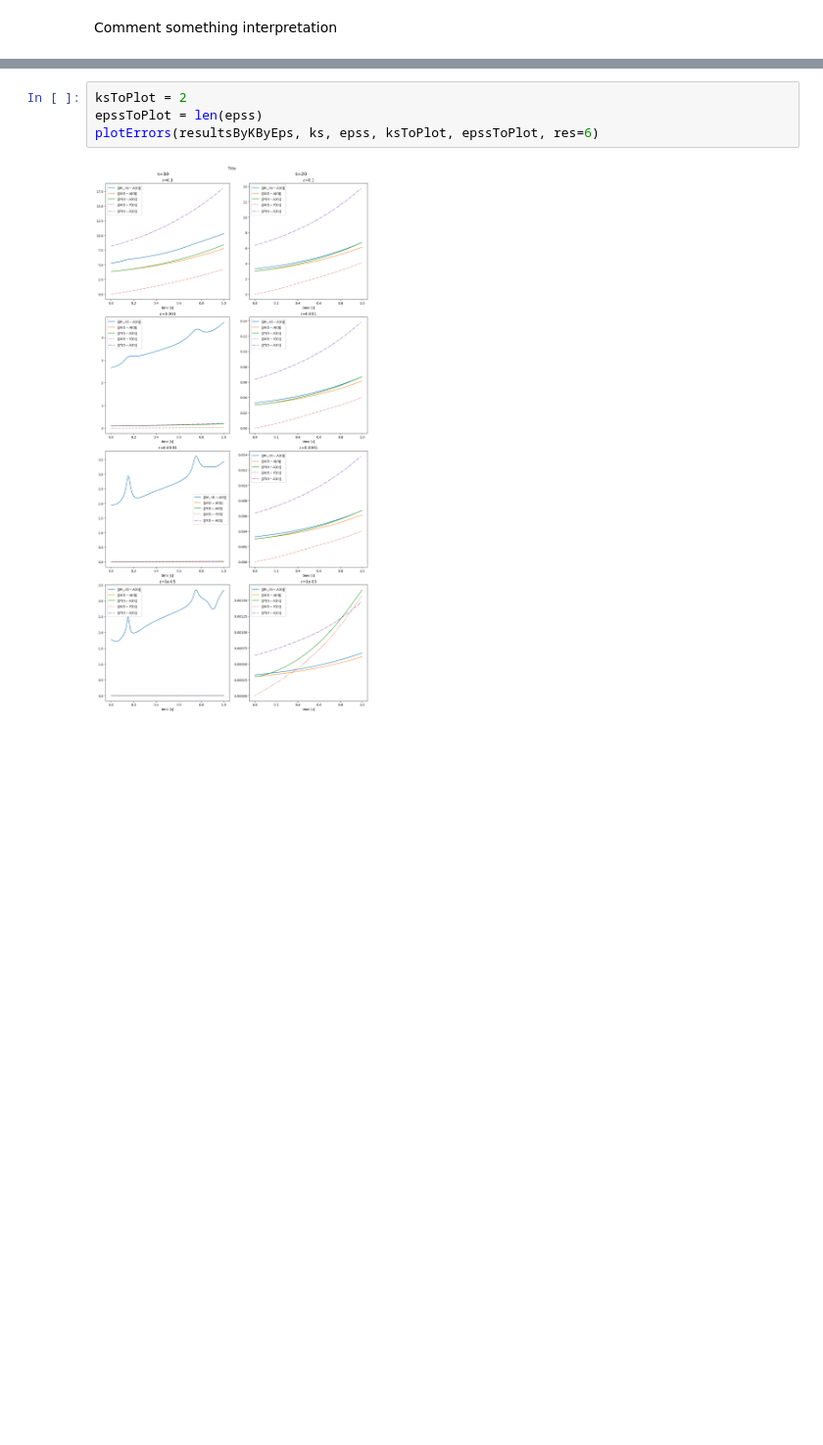
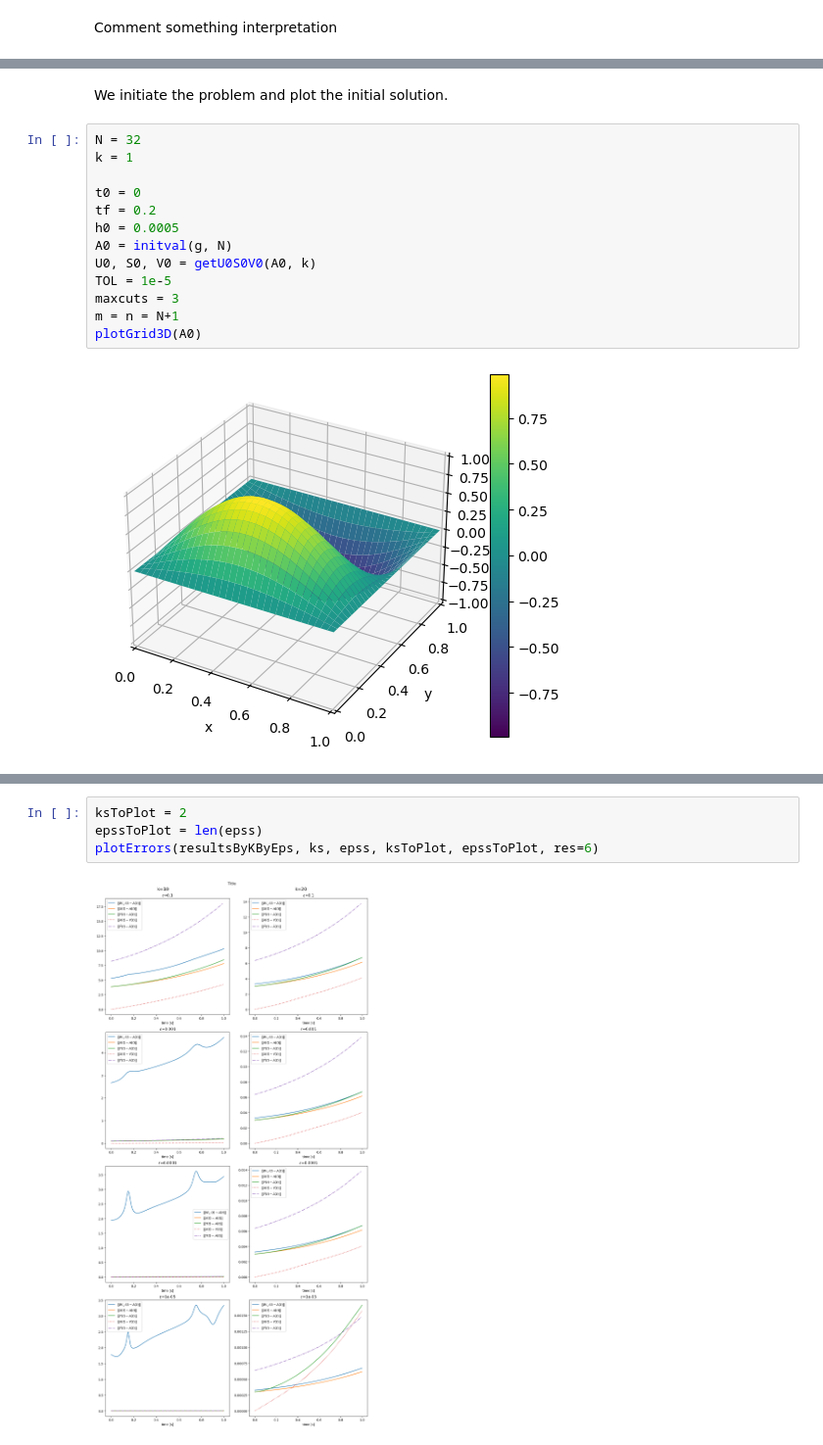
Before and after one commit to KristianHolme/NumLinAlg-project-2, a Jupyter notebook: Project2.ipynb, the cells around one changed output, grey strips where cells are left out. Shown at 98% size. Cells and saved outputs as stored; diff of their text form; blank space fills up the shorter version.

Commit message:
fixed heat equation problem and worked on plotting and exercises

```diff
--- a/Project2.ipynb
+++ b/Project2.ipynb
@@ -20,0 +38,17 @@ Comment something interpretation
+# %% [markdown]
+We initiate the problem and plot the initial solution.
+# %%
+N = 32
+k = 1
+
+t0 = 0
+tf = 0.2
+h0 = 0.0005
+A0 = initval(g, N)
+U0, S0, V0 = getU0S0V0(A0, k)
+TOL = 1e-5
+maxcuts = 3
+m = n = N+1
+plotGrid3D(A0)
+# %% [output]
+[figure, added]
```
Also changed, not shown: parts of 12 cells of this notebook, 4 other files.
